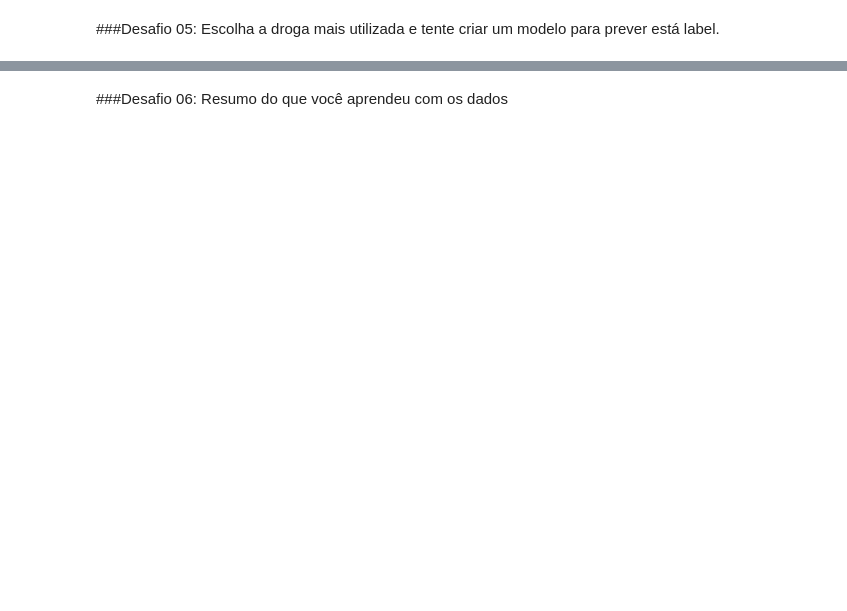
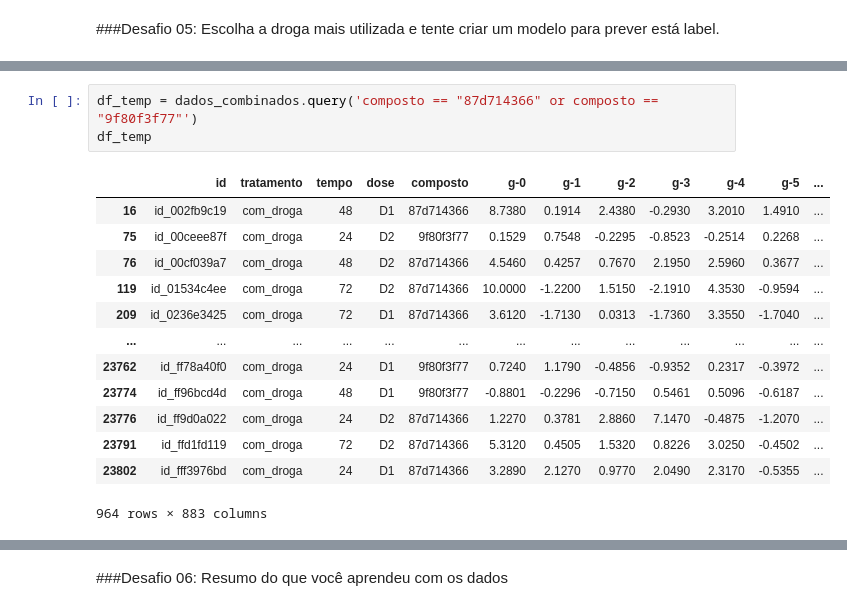
Before and after one commit to ianbs/imersao-data-science-alura, a Jupyter notebook: Aula_05.ipynb, the cells around one changed output, grey strips where cells are left out. Saved outputs shown, nothing was run; the diff lists cells and outputs as text; blank space fills up the shorter version.

```diff
--- a/Aula_05.ipynb
+++ b/Aula_05.ipynb
@@ -1076,0 +1139,17 @@ https://scikit-learn.org/stable/getting_started.html
+# %%
+df_temp = dados_combinados.query('composto == "87d714366" or composto == "9f80f3f77"')
+df_temp
+# %% [output]
+|  | id | tratamento | tempo | dose | composto | g-0 | g-1 | g-2 | g-3 | g-4 | g-5 | ... |
+| 16 | id_002fb9c19 | com_droga | 48 | D1 | 87d714366 | 8.7380 | 0.1914 | 2.4380 | -0.2930 | 3.2010 | 1.4910 | ... |
+| 75 | id_00ceee87f | com_droga | 24 | D2 | 9f80f3f77 | 0.1529 | 0.7548 | -0.2295 | -0.8523 | -0.2514 | 0.2268 | ... |
+| 76 | id_00cf039a7 | com_droga | 48 | D2 | 87d714366 | 4.5460 | 0.4257 | 0.7670 | 2.1950 | 2.5960 | 0.3677 | ... |
+| 119 | id_01534c4ee | com_droga | 72 | D2 | 87d714366 | 10.0000 | -1.2200 | 1.5150 | -2.1910 | 4.3530 | -0.9594 | ... |
+| 209 | id_0236e3425 | com_droga | 72 | D1 | 87d714366 | 3.6120 | -1.7130 | 0.0313 | -1.7360 | 3.3550 | -1.7040 | ... |
+| ... | ... | ... | ... | ... | ... | ... | ... | ... | ... | ... | ... | ... |
+| 23762 | id_ff78a40f0 | com_droga | 24 | D1 | 9f80f3f77 | 0.7240 | 1.1790 | -0.4856 | -0.9352 | 0.2317 | -0.3972 | ... |
+| 23774 | id_ff96bcd4d | com_droga | 48 | D1 | 9f80f3f77 | -0.8801 | -0.2296 | -0.7150 | 0.5461 | 0.5096 | -0.6187 | ... |
+| 23776 | id_ff9d0a022 | com_droga | 24 | D2 | 87d714366 | 1.2270 | 0.3781 | 2.8860 | 7.1470 | -0.4875 | -1.2070 | ... |
+| 23791 | id_ffd1fd119 | com_droga | 72 | D2 | 87d714366 | 5.3120 | 0.4505 | 1.5320 | 0.8226 | 3.0250 | -0.4502 | ... |
+| 23802 | id_fff3976bd | com_droga | 24 | D1 | 87d714366 | 3.2890 | 2.1270 | 0.9770 | 2.0490 | 2.3170 | -0.5355 | ... |
+964 rows × 883 columns
```
Also changed, not shown: parts of 12 cells of this notebook.
